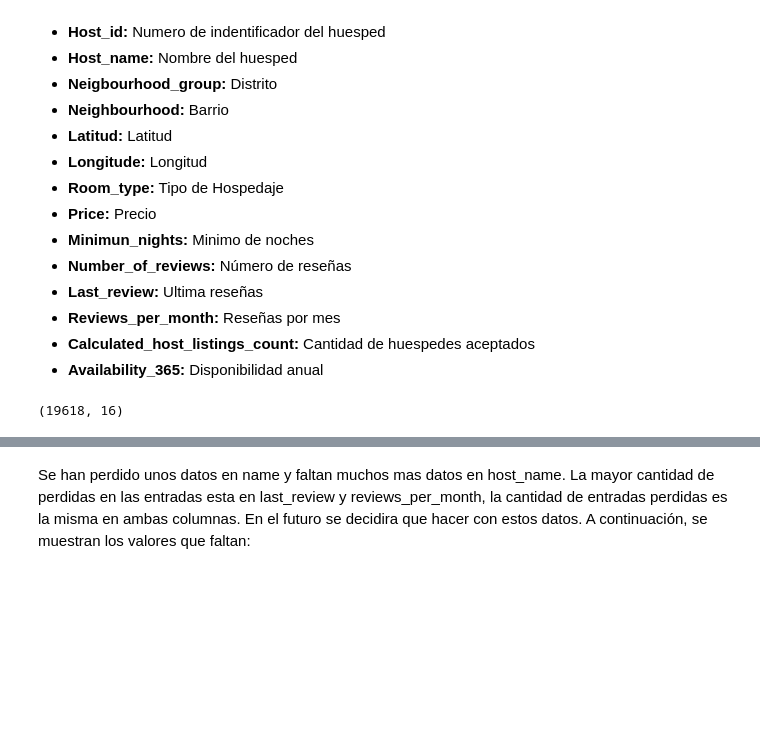
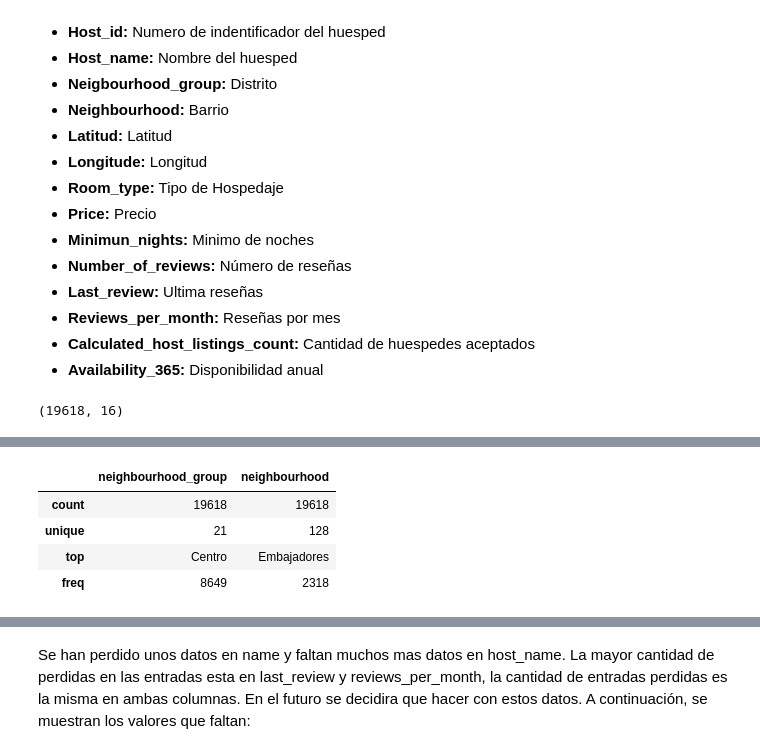
Before and after one commit to Factoria-F5-AI-Bootcamp-1-Edicion/Madrid_AirB-B, a Jupyter notebook: Madrid Airbnb.ipynb, the cells around one changed output, grey strips where cells are left out. Drawn from its saved outputs; the diff is of its cells as text; code cells hidden in the pictures; blank space fills up the shorter version.

```diff
--- a/Madrid Airbnb.ipynb
+++ b/Madrid Airbnb.ipynb
@@ -61,3 +102,12 @@ df.head(50)
+# %%
+#Describe cualitativo:
+df_group2.describe()
+# %% [output]
+|  | neighbourhood_group | neighbourhood |
+| count | 19618 | 19618 |
+| unique | 21 | 128 |
+| top | Centro | Embajadores |
+| freq | 8649 | 2318 |
 # %%
 #Informacion sobre el dataset
 df.info()
```
Also changed, not shown: parts of 13 cells of this notebook.
